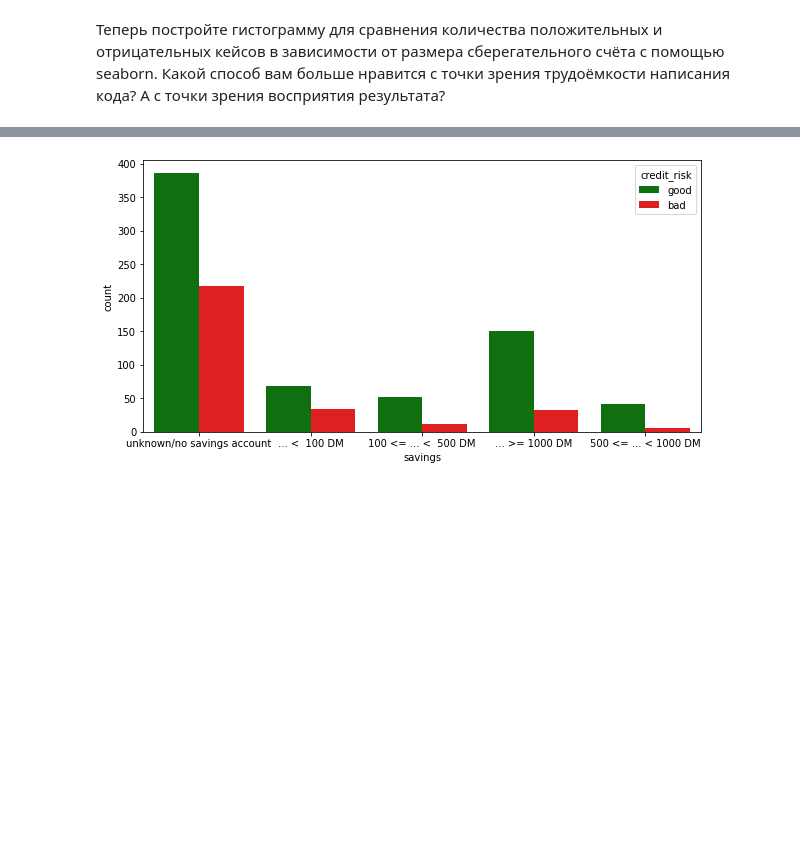
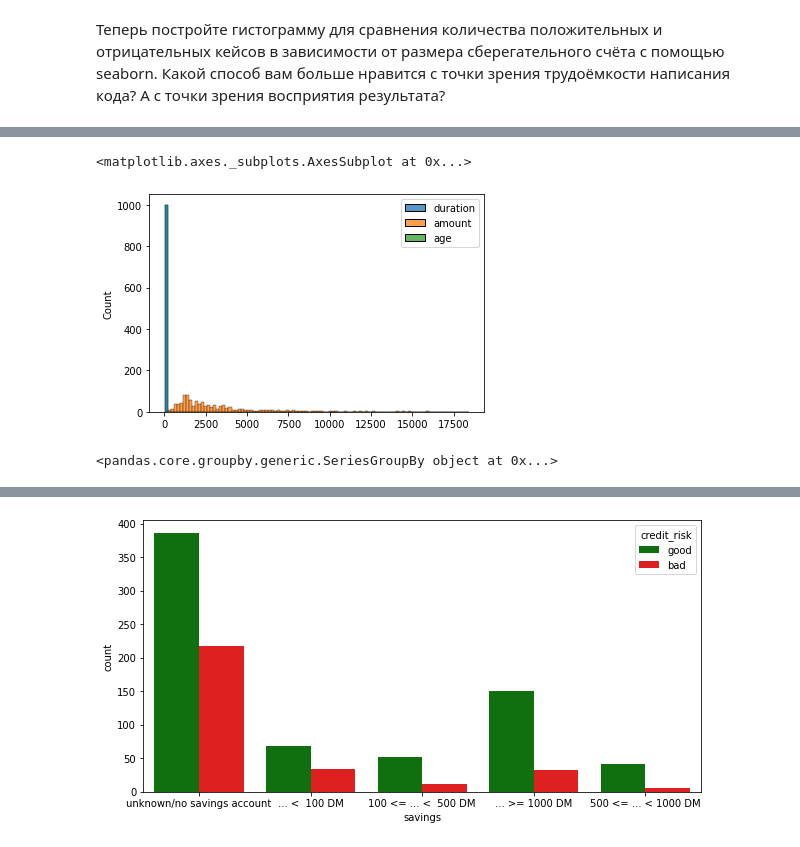
Before and after one commit to TyurinIvan/iad2021, a Jupyter notebook: hw3/hw03-EDA.ipynb, the cells around one changed output, grey strips where cells are left out. Saved outputs shown, nothing was run; the diff lists cells and outputs as text; code cells hidden in the pictures; blank space fills up the shorter version.

```diff
--- a/hw3/hw03-EDA.ipynb
+++ b/hw3/hw03-EDA.ipynb
@@ -173,0 +220,9 @@ import seaborn as sns
+# %%
+sns.histplot(data=df)
+# %% [output]
+<matplotlib.axes._subplots.AxesSubplot at 0x...>
+[figure, added]
+# %%
+df[df['credit_risk'] == 'good'].groupby(['status'])['status']
+# %% [output]
+<pandas.core.groupby.generic.SeriesGroupBy object at 0x...>
```
Also changed, not shown: parts of 9 cells of this notebook.
